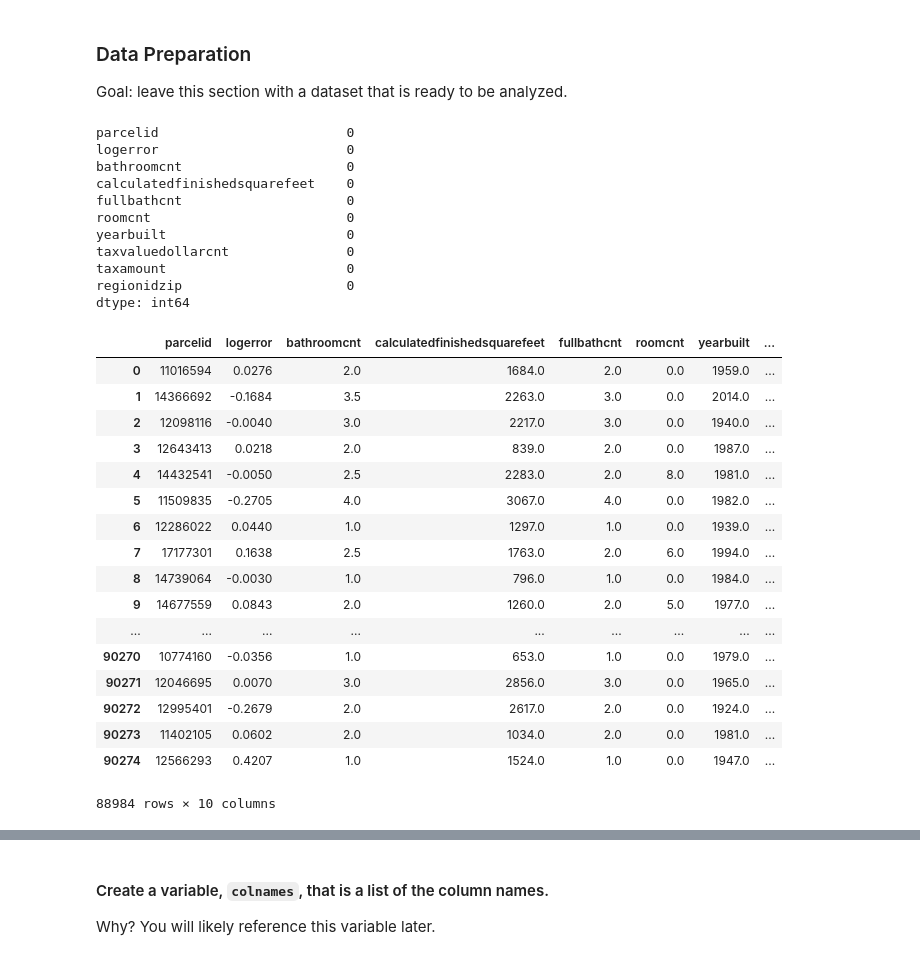
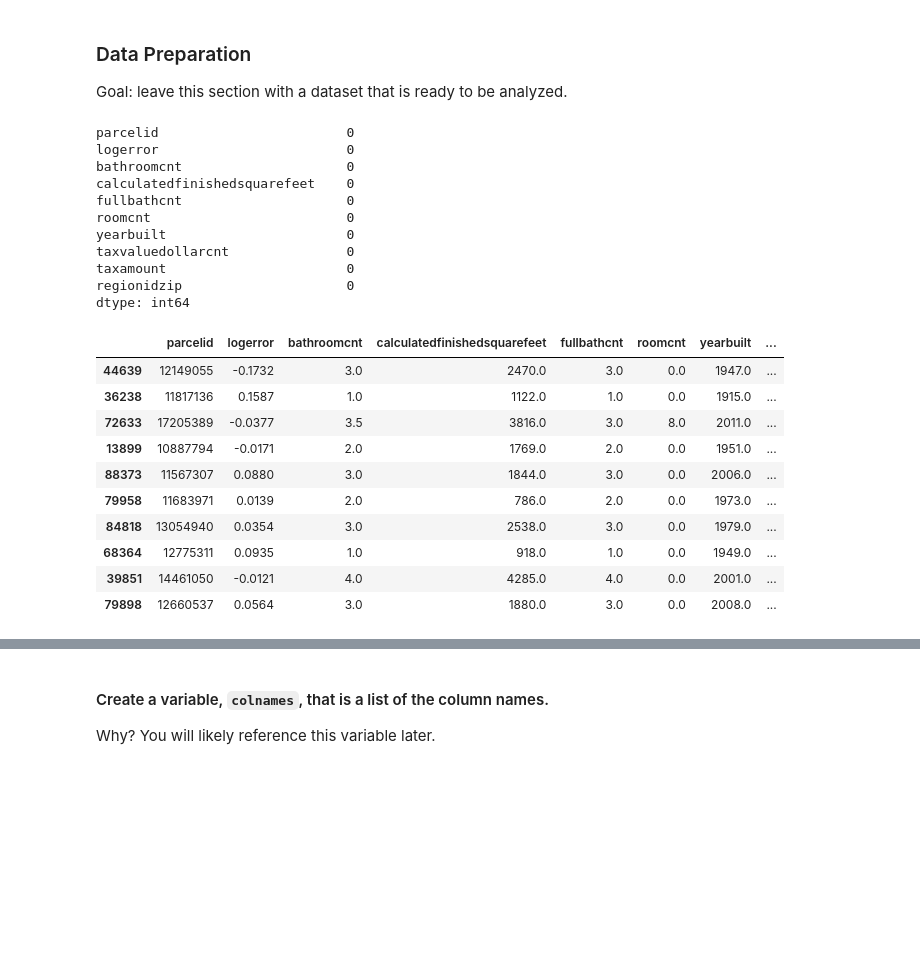
Before and after one commit to ecdedios/codeup-ds-projects, a Jupyter notebook: Regression_Proj_EdnalynCDeDios.ipynb, the cells around one changed output, grey strips where cells are left out. Saved outputs shown, nothing was run; the diff lists cells and outputs as text; code cells hidden in the pictures; blank space fills up the shorter version.

```diff
--- a/Regression_Proj_EdnalynCDeDios.ipynb
+++ b/Regression_Proj_EdnalynCDeDios.ipynb
@@ -204,51 +197,44 @@ df = df[df['calculatedfinishedsquarefeet'].notnull()]
 
 # Remove rows where fullbathcnt containerb uilt  null
 df = df[df['fullbathcnt'].notnull()]
 
 # Remove rows where yearbuilt contains null
 df = df[df['yearbuilt'].notnull()]
 
 # Remove rows where taxvaluedollarcnt is null
 df = df[df['taxvaluedollarcnt'].notnull()]
 
 # Remove rows where taxamount is null
 df = df[df['taxamount'].notnull()]
 
 # Remove rows where taxvaluedollarcnt is null
 df = df[df['regionidzip'].notnull()]
 
 print(df.isnull().sum())
-df
+df.sample(10)
 # %% [output]
 parcelid                        0
 logerror                        0
 bathroomcnt                     0
 calculatedfinishedsquarefeet    0
 fullbathcnt                     0
 roomcnt                         0
 yearbuilt                       0
 taxvaluedollarcnt               0
 taxamount                       0
 regionidzip                     0
 dtype: int64
 |  | parcelid | logerror | bathroomcnt | calculatedfinishedsquarefeet | fullbathcnt | roomcnt | yearbuilt | ... |
-| 0 | 11016594 | 0.0276 | 2.0 | 1684.0 | 2.0 | 0.0 | 1959.0 | ... |
-| 1 | 14366692 | -0.1684 | 3.5 | 2263.0 | 3.0 | 0.0 | 2014.0 | ... |
-| 2 | 12098116 | -0.0040 | 3.0 | 2217.0 | 3.0 | 0.0 | 1940.0 | ... |
-| 3 | 12643413 | 0.0218 | 2.0 | 839.0 | 2.0 | 0.0 | 1987.0 | ... |
-| 4 | 14432541 | -0.0050 | 2.5 | 2283.0 | 2.0 | 8.0 | 1981.0 | ... |
-| 5 | 11509835 | -0.2705 | 4.0 | 3067.0 | 4.0 | 0.0 | 1982.0 | ... |
-| 6 | 12286022 | 0.0440 | 1.0 | 1297.0 | 1.0 | 0.0 | 1939.0 | ... |
-| 7 | 17177301 | 0.1638 | 2.5 | 1763.0 | 2.0 | 6.0 | 1994.0 | ... |
-| 8 | 14739064 | -0.0030 | 1.0 | 796.0 | 1.0 | 0.0 | 1984.0 | ... |
-| 9 | 14677559 | 0.0843 | 2.0 | 1260.0 | 2.0 | 5.0 | 1977.0 | ... |
-| ... | ... | ... | ... | ... | ... | ... | ... | ... |
-| 90270 | 10774160 | -0.0356 | 1.0 | 653.0 | 1.0 | 0.0 | 1979.0 | ... |
-| 90271 | 12046695 | 0.0070 | 3.0 | 2856.0 | 3.0 | 0.0 | 1965.0 | ... |
-| 90272 | 12995401 | -0.2679 | 2.0 | 2617.0 | 2.0 | 0.0 | 1924.0 | ... |
-| 90273 | 11402105 | 0.0602 | 2.0 | 1034.0 | 2.0 | 0.0 | 1981.0 | ... |
-| 90274 | 12566293 | 0.4207 | 1.0 | 1524.0 | 1.0 | 0.0 | 1947.0 | ... |
+| 44639 | 12149055 | -0.1732 | 3.0 | 2470.0 | 3.0 | 0.0 | 1947.0 | ... |
+| 36238 | 11817136 | 0.1587 | 1.0 | 1122.0 | 1.0 | 0.0 | 1915.0 | ... |
+| 72633 | 17205389 | -0.0377 | 3.5 | 3816.0 | 3.0 | 8.0 | 2011.0 | ... |
+| 13899 | 10887794 | -0.0171 | 2.0 | 1769.0 | 2.0 | 0.0 | 1951.0 | ... |
+| 88373 | 11567307 | 0.0880 | 3.0 | 1844.0 | 3.0 | 0.0 | 2006.0 | ... |
+| 79958 | 11683971 | 0.0139 | 2.0 | 786.0 | 2.0 | 0.0 | 1973.0 | ... |
+| 84818 | 13054940 | 0.0354 | 3.0 | 2538.0 | 3.0 | 0.0 | 1979.0 | ... |
+| 68364 | 12775311 | 0.0935 | 1.0 | 918.0 | 1.0 | 0.0 | 1949.0 | ... |
+| 39851 | 14461050 | -0.0121 | 4.0 | 4285.0 | 4.0 | 0.0 | 2001.0 | ... |
+| 79898 | 12660537 | 0.0564 | 3.0 | 1880.0 | 3.0 | 0.0 | 2008.0 | ... |
-88984 rows × 10 columns
 # %%
 df.rename(index=str, columns={"parcelid": "parcel_id",
                               "logerror": "log_error",
```
Also changed, not shown: parts of 14 cells of this notebook.
